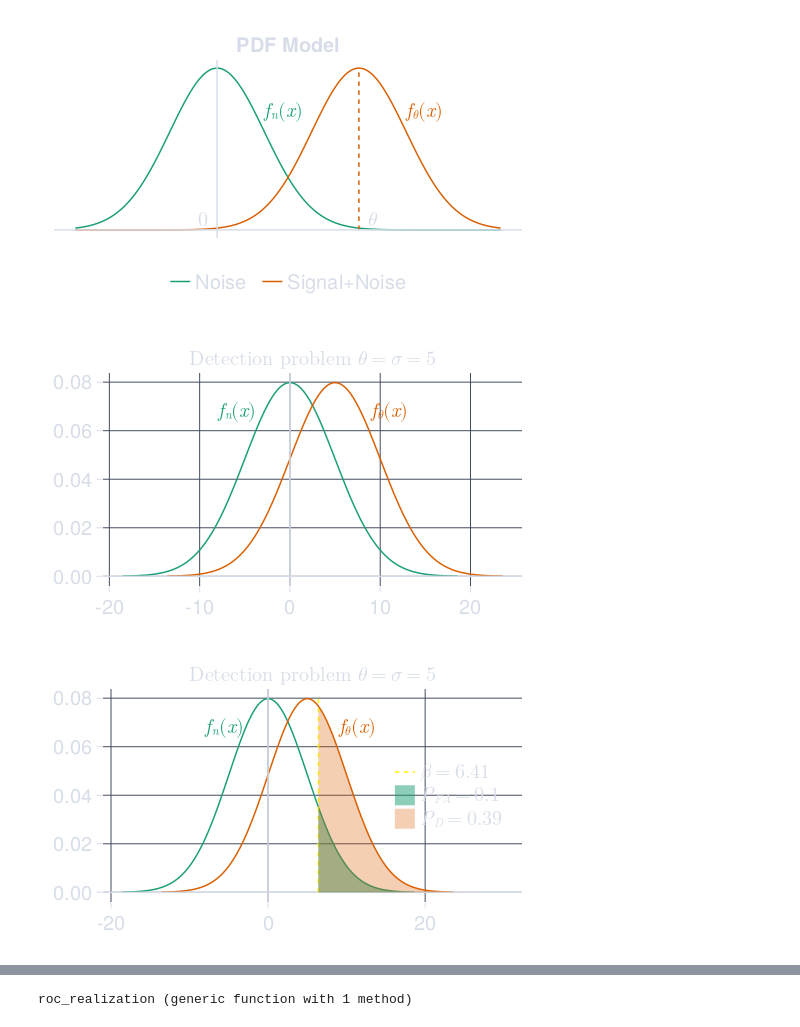
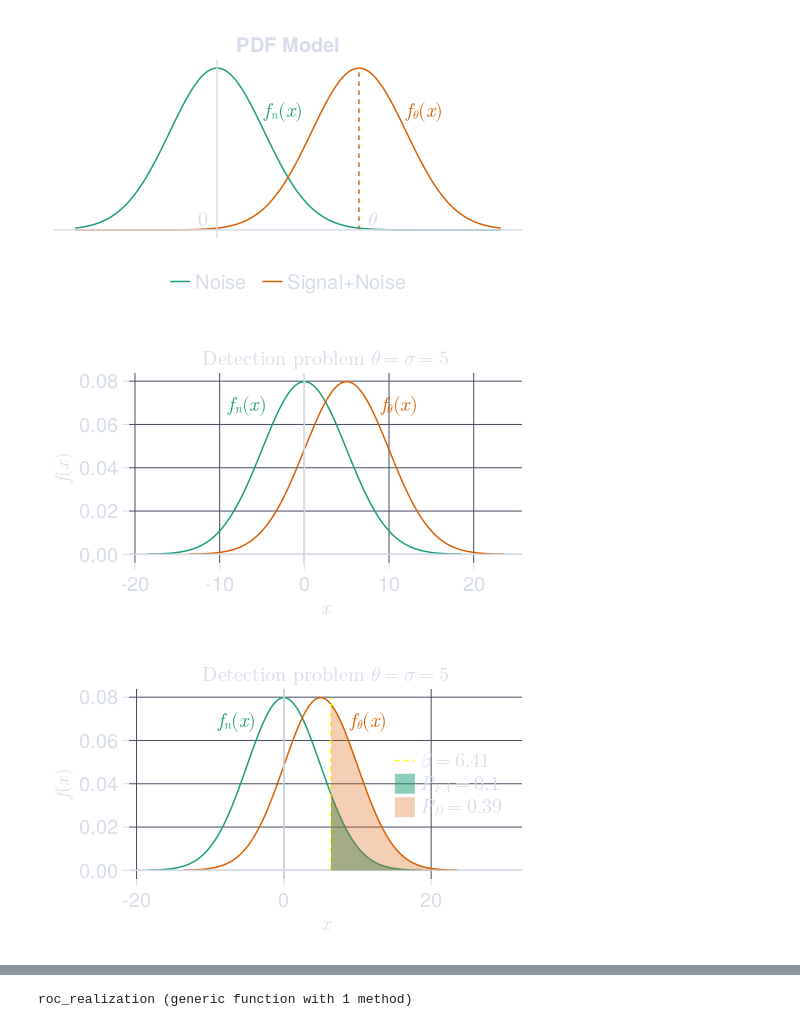
Before and after one commit to simonabj/Studies, a Jupyter notebook: IN5340/Project4/code2.ipynb, the cells around one changed output, grey strips where cells are left out. Saved outputs shown, nothing was run; the diff lists cells and outputs as text; code cells hidden in the pictures.

```diff
--- a/IN5340/Project4/code2.ipynb
+++ b/IN5340/Project4/code2.ipynb
@@ -54,17 +54,19 @@ F
 # %%
 θ = σ = 5
 fn = Normal(0,σ); fs = Normal(θ,σ)
 F = Figure(backgroundcolor=:transparent, resolution=(500, 300))
-ax = Axis(F[1,1], title=L"\text{Detection problem } \theta=\sigma=5")
+ax = Axis(F[1,1], title=L"\text{Detection problem } \theta=\sigma=5",
+    xlabel=L"x", ylabel=L"f(x)"
+)
 l1 = lines!(fn); l2 = lines!(fs)
 yline = vlines!(0, color = nord[5]); xline = hlines!(0, color = nord[5])
-text!(-8, pdf(fn,4)*1.1, text=L"f_n(x)", color=l1.color)
+text!(-9, pdf(fn,4)*1.1, text=L"f_n(x)", color=l1.color)
 text!(4+θ, pdf(fs,4+θ)*1.1, text=L"f_\theta(x)", color=l2.color)
 hidespines!(ax)
 save("b.pdf", F)
 F
 # %% [output]
-[figure, old version]
+[figure, new version]
 # %%
 β = cquantile(fn, 0.1)
 P_fa = ccdf(fn, β)
@@ -77,7 +79,7 @@ axislegend(ax, position=:rc)
 save("c.pdf", F)
 F
 # %% [output]
-[figure, old version]
+[figure, new version]
 # %%
 θ = σ = 5
 nData = 1000
```
Also changed, not shown: parts of 6 cells of this notebook, 21 other files.
